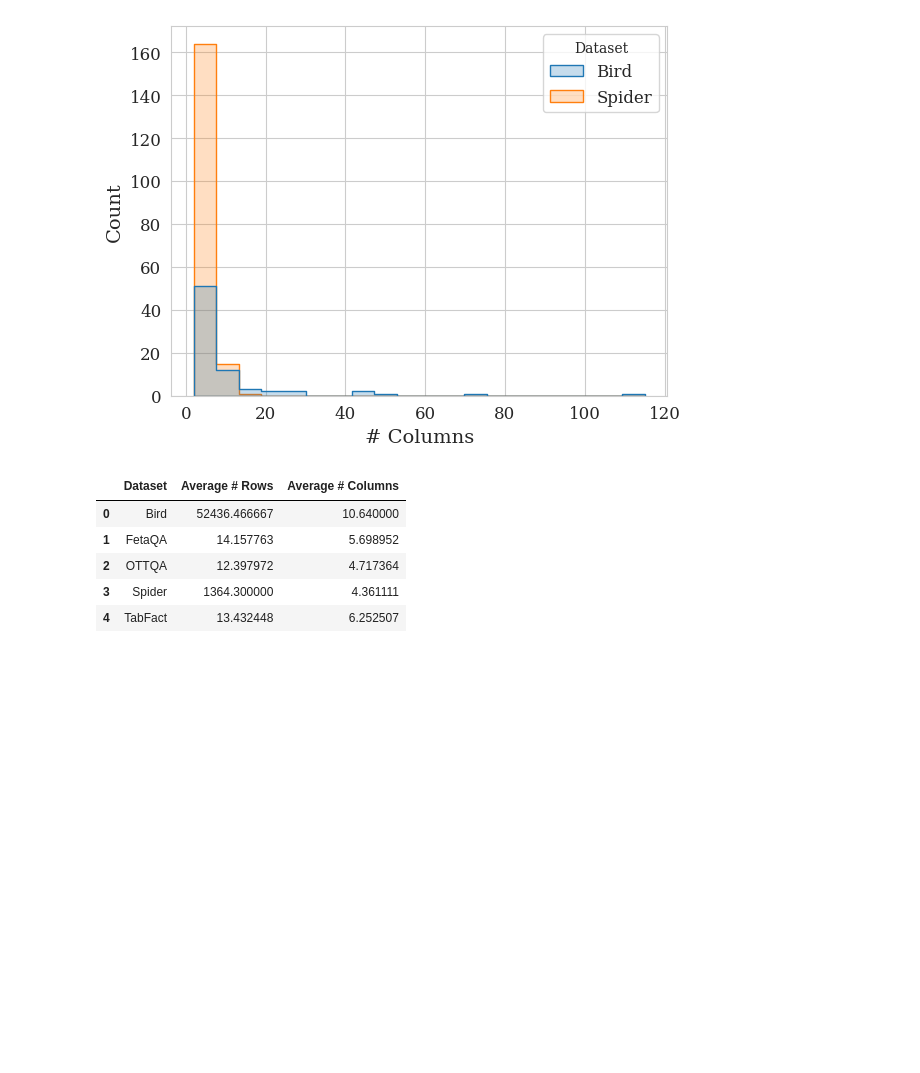
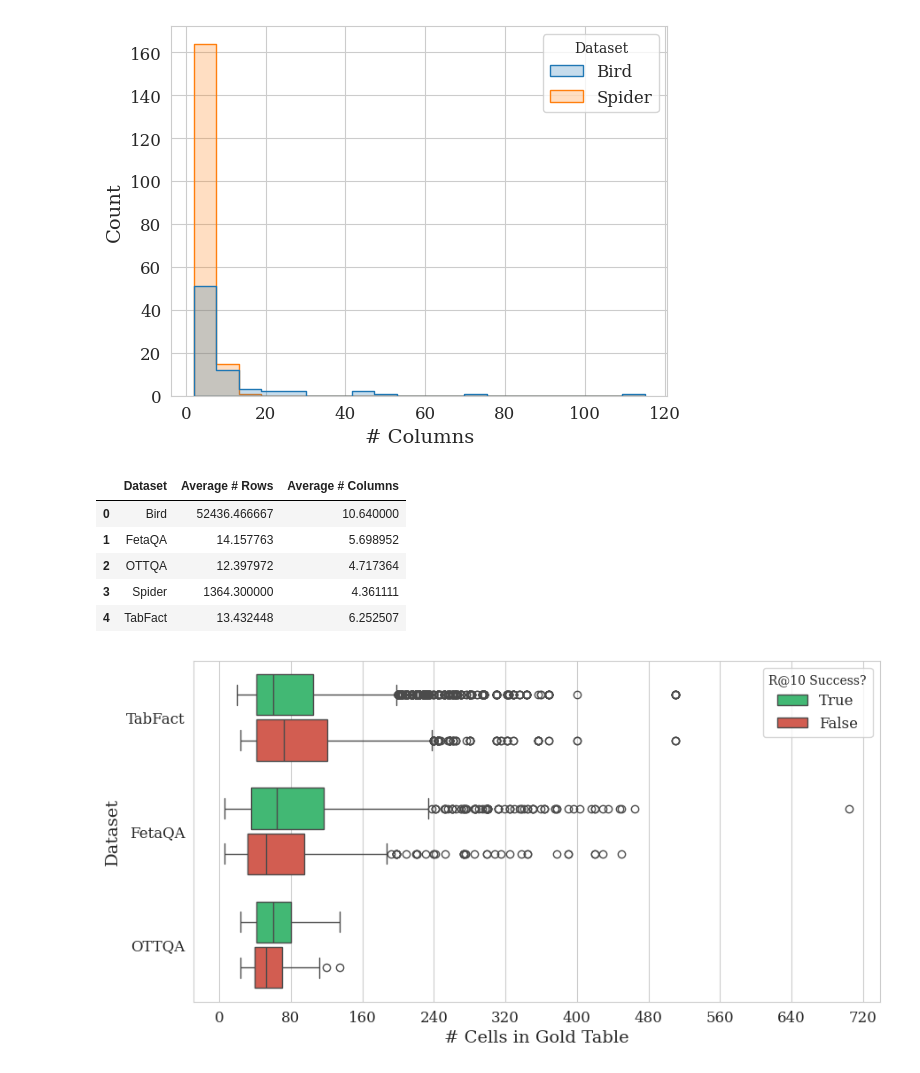
Before and after one commit to target-benchmark/target, a Jupyter notebook: experiments/dataset_metrics/measure_dataset_size.ipynb, the cells around one changed output. Cells and saved outputs as stored; diff of their text form; code cells hidden in the pictures; blank space fills up the shorter version.

```diff
--- a/experiments/dataset_metrics/measure_dataset_size.ipynb
+++ b/experiments/dataset_metrics/measure_dataset_size.ipynb
@@ -24,16 +24,20 @@ def set_theme():
 # FetaQA
 fetaqa_test = datasets.load_dataset("target-benchmark/fetaqa-corpus", split='test')
 fetaqa_dfs: List[pd.DataFrame] = [read_table(item['table']) for item in fetaqa_test]
+fetaqa_table_ids = [item['table_id'] for item in fetaqa_test]
 # %%
 # TabFact
 tabfact_test = datasets.load_dataset("target-benchmark/tabfact-corpus", split='test')
 tabfact_dfs: List[pd.DataFrame] = [read_table(item['table']) for item in tabfact_test]
+tabfact_table_ids = [item['table_id'] for item in tabfact_test]
 # %% [output]
 Repo card metadata block was not found. Setting CardData to empty.
 # %%
 # OTTQA
 ottqa_validation = datasets.load_dataset("target-benchmark/ottqa-corpus", split='validation')
 ottqa_dfs: List[pd.DataFrame] = [read_table(item['table']) for item in ottqa_validation]
+ottqa_table_ids = [item['table_id'] for item in ottqa_validation]
+assert len(ottqa_table_ids) == len(set(ottqa_table_ids))
 # %%
 # BIRD
 path_to_data_dir = snapshot_download(repo_id="target-benchmark/bird-corpus-validation", repo_type="dataset")
@@ -142,0 +255,21 @@ average_df
+# %%
+df = pd.concat(all_performance_dfs)
+df['# Cells'] = df['# Rows'] * df['# Columns']
+# %%
+fig, ax = plt.subplots(figsize=(10, 5))
+set_theme()
+_df = df.rename(columns={"is_correct": f"R@{k} Success?"})
+plot = sns.boxplot(
+    data=_df,
+    x="# Cells",
+    y="Dataset",
+    hue=f"R@{k} Success?",
+    hue_order=[True, False],
+    palette=["#2ecc71", "#e74c3c"],
+    gap=0.1
+)
+ax.set_xlabel(f"# Cells in Gold Table")
+plot.xaxis.set_major_locator(ticker.MaxNLocator(integer=True))
+# plt.savefig('table-complexity-boxplot-by-dataset.pdf', bbox_inches='tight')
+# %% [output]
+[figure, added]
```
Also changed, not shown: parts of 13 cells of this notebook, 1 other file.
